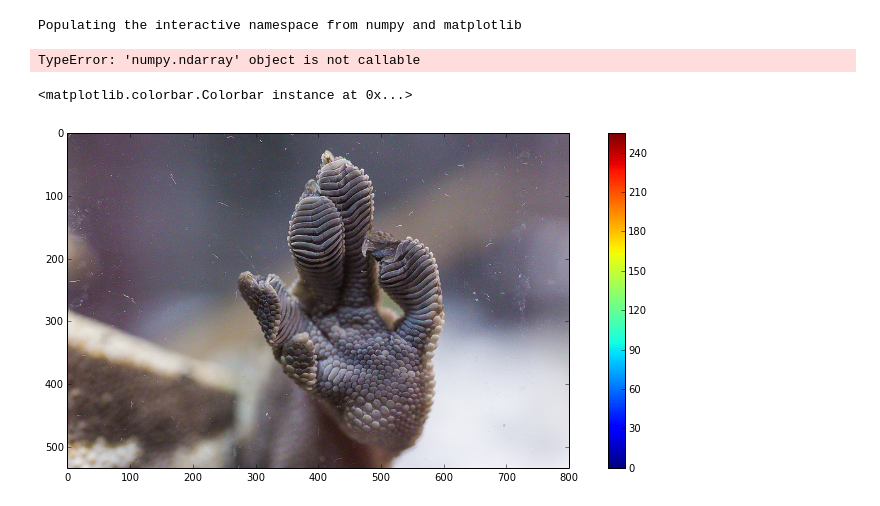
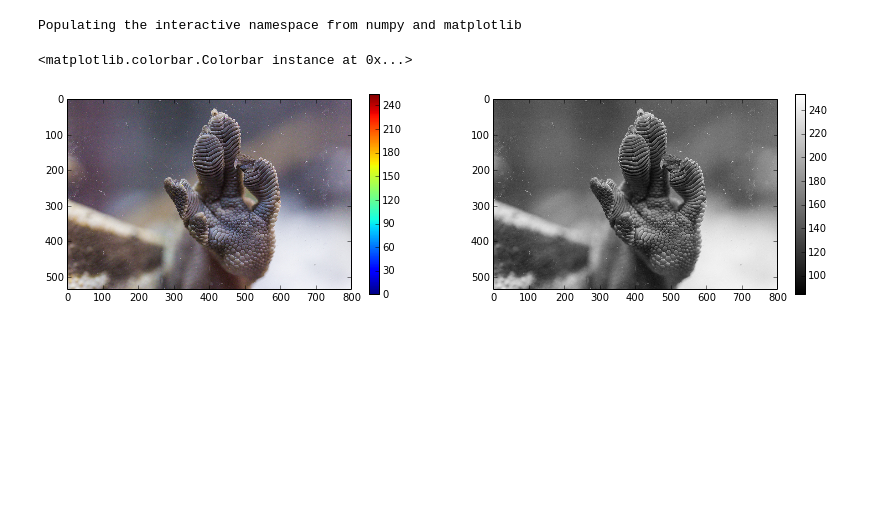
Before and after one commit to kamindustries/mat201a, a Jupyter notebook: hw5/hw5.ipynb, the cells around one changed output. Cells and saved outputs as stored; diff of their text form; code cells hidden in the pictures; blank space fills up the shorter version.

```diff
--- a/hw5/hw5.ipynb
+++ b/hw5/hw5.ipynb
@@ -7,19 +18,27 @@ rcParams['figure.figsize'] = (14, 6) #wide graphs by default
 from __future__ import print_function
 from __future__ import division
 import scipy.ndimage as ndimage
-from PIL import Image, ImageSequence
-from images2gif import writeGif
-
-lena = lena()
+import numpy as np
 # %% [output]
 Populating the interactive namespace from numpy and matplotlib
-TypeError: 'numpy.ndarray' object is not callable
 # %%
-# read image and convert from 8 bit integer to float, *-1 to fix sign
+# read image and convert from 8 bit integer to float, *-1 to fix sign,
+# then convert to grayscale
+
 img = imread('gecko.jpg')
 img = img.astype(float) * -1 + 255
+
+img_gray=[3]
+for i in range(1,3):
+    img_gray += img[:,:,i]
+img_gray = (img_gray/3) * -1 + 255
+
+subplot(121)
 imshow(img)
-colorbar()
+colorbar(shrink=.6)
+subplot(122)
+imshow(img_gray, cmap='gray')
+colorbar(shrink=.6)
 # %% [output]
 <matplotlib.colorbar.Colorbar instance at 0x...>
-[figure, old version]
+[figure, new version]
```
Also changed, not shown: parts of 9 cells of this notebook.
